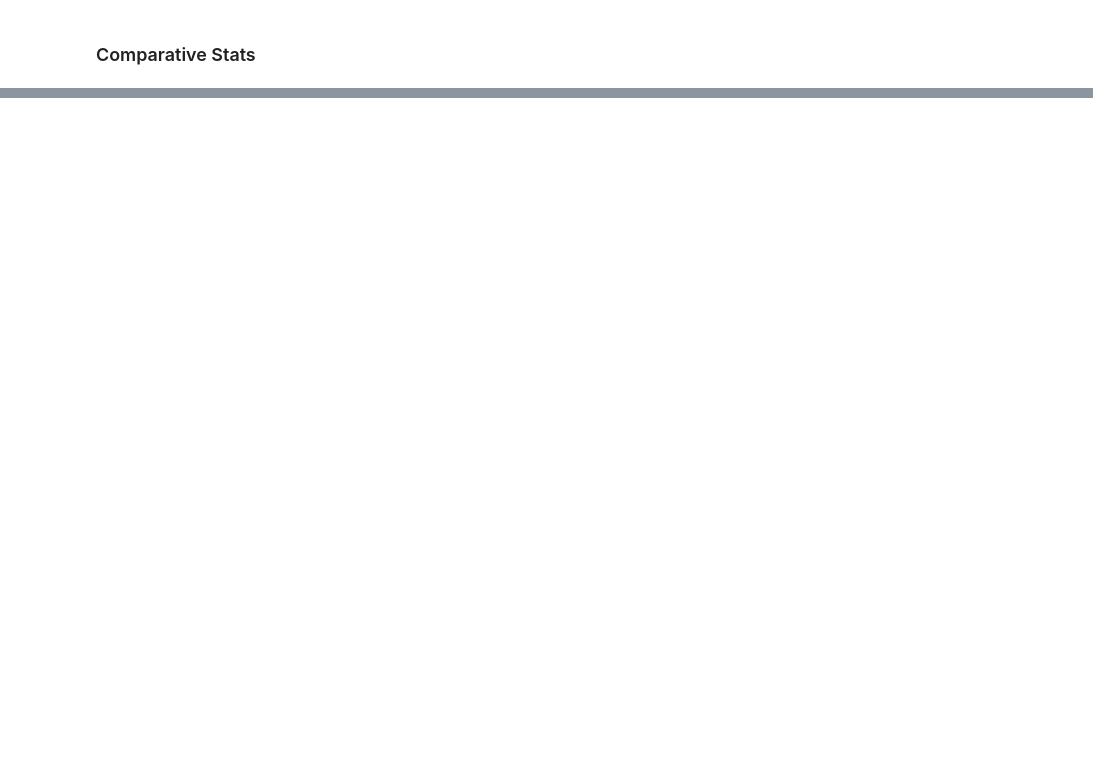
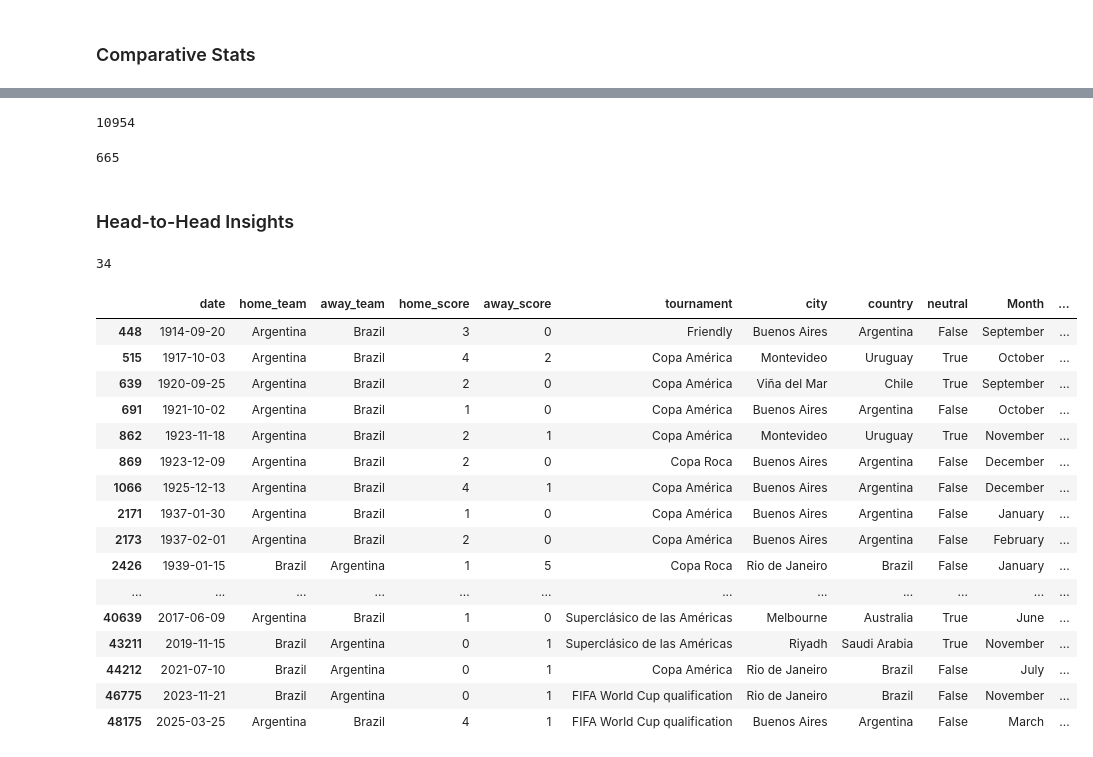
Before and after one commit to Ambily313/FIFA-World-Cup-Matches-Analysis-with-Pandas, a Jupyter notebook: fifa.ipynb, the cells around one changed output, grey strips where cells are left out. Saved outputs shown, nothing was run; the diff lists cells and outputs as text; code cells hidden in the pictures; blank space fills up the shorter version.

```diff
--- a/fifa.ipynb
+++ b/fifa.ipynb
@@ -145,0 +256,5 @@ Text(0, 0.5, 'Match Count')
+# %%
+# Create a new column goal_diff = home_score - away_score.
+df['goal_diff'] = df['home_score'] - df['away_score']
+
+df.sample()
@@ -150,4 +282,50 @@ Text(0, 0.5, 'Match Count')
 # %%
 # Count matches that ended in a draw.
+
+df[df['goal_diff'] == 0].shape[0]
+# %% [output]
+10954
 # %%
 # How many times has Brazil won a match?
+brazil_home_wins = df[(df['home_team'] == 'Brazil') & (df['home_score'] > df['away_score'])]
+brazil_away_wins = df[(df['away_team'] == 'Brazil') & (df['away_score'] > df['home_score'])]
+total_brazil_wins = len(brazil_home_wins) + len(brazil_away_wins)
+total_brazil_wins
+# %% [output]
+665
+# %% [markdown]
+### Head-to-Head Insights
+# %%
+# Find matches where Germany played France.
+
+germany_france = df[((df['home_team'] == 'Germany') & (df['away_team'] == 'France')) |
+                    ((df['home_team'] == 'France') & (df['away_team'] == 'Germany'))]
+
+germany_france .shape[0]
+# %% [output]
+34
+# %%
+# How many times has Argentina beaten Brazil?
+
+arg_wins = df[((df['home_team'] == 'Argentina') & (df['away_team'] == 'Brazil') & (df['home_score'] > df['away_score'])) |
+              ((df['away_team'] == 'Argentina') & (df['home_team'] == 'Brazil') & (df['away_score'] > df['home_score']))]
+
+arg_wins
+# %% [output]
+|  | date | home_team | away_team | home_score | away_score | tournament | city | country | neutral | Month | ... |
+| 448 | 1914-09-20 | Argentina | Brazil | 3 | 0 | Friendly | Buenos Aires | Argentina | False | September | ... |
+| 515 | 1917-10-03 | Argentina | Brazil | 4 | 2 | Copa América | Montevideo | Uruguay | True | October | ... |
+| 639 | 1920-09-25 | Argentina | Brazil | 2 | 0 | Copa América | Viña del Mar | Chile | True | September | ... |
+| 691 | 1921-10-02 | Argentina | Brazil | 1 | 0 | Copa América | Buenos Aires | Argentina | False | October | ... |
+| 862 | 1923-11-18 | Argentina | Brazil | 2 | 1 | Copa América | Montevideo | Uruguay | True | November | ... |
+| 869 | 1923-12-09 | Argentina | Brazil | 2 | 0 | Copa Roca | Buenos Aires | Argentina | False | December | ... |
+| 1066 | 1925-12-13 | Argentina | Brazil | 4 | 1 | Copa América | Buenos Aires | Argentina | False | December | ... |
+| 2171 | 1937-01-30 | Argentina | Brazil | 1 | 0 | Copa América | Buenos Aires | Argentina | False | January | ... |
+| 2173 | 1937-02-01 | Argentina | Brazil | 2 | 0 | Copa América | Buenos Aires | Argentina | False | February | ... |
+| 2426 | 1939-01-15 | Brazil | Argentina | 1 | 5 | Copa Roca | Rio de Janeiro | Brazil | False | January | ... |
+| ... | ... | ... | ... | ... | ... | ... | ... | ... | ... | ... | ... |
+| 40639 | 2017-06-09 | Argentina | Brazil | 1 | 0 | Superclásico de las Américas | Melbourne | Australia | True | June | ... |
+| 43211 | 2019-11-15 | Brazil | Argentina | 0 | 1 | Superclásico de las Américas | Riyadh | Saudi Arabia | True | November | ... |
+| 44212 | 2021-07-10 | Brazil | Argentina | 0 | 1 | Copa América | Rio de Janeiro | Brazil | False | July | ... |
+| 46775 | 2023-11-21 | Brazil | Argentina | 0 | 1 | FIFA World Cup qualification | Rio de Janeiro | Brazil | False | November | ... |
+| 48175 | 2025-03-25 | Argentina | Brazil | 4 | 1 | FIFA World Cup qualification | Buenos Aires | Argentina | False | March | ... |
```
Also changed, not shown: parts of 15 cells of this notebook.
